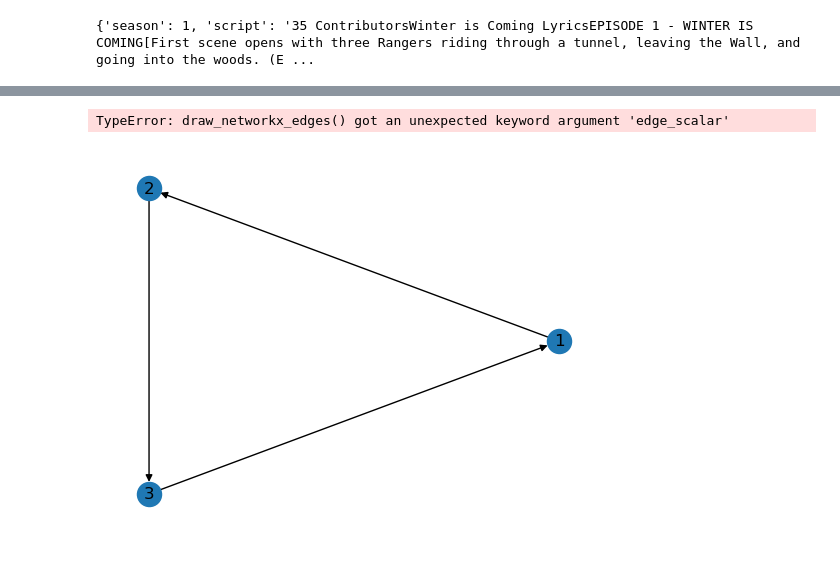
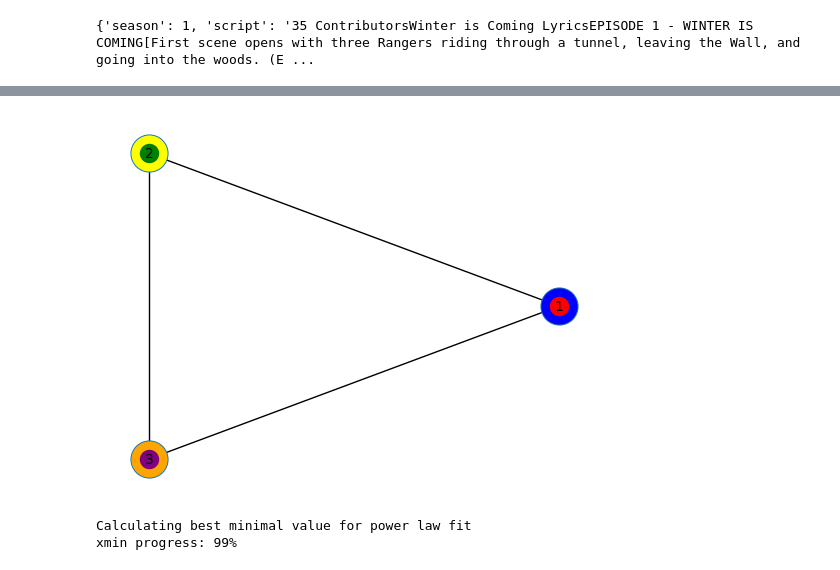
Before and after one commit to TorbjornBak/GOTSocialGraph, a Jupyter notebook: scripts/Data_pullCOPY.ipynb, the cells around one changed output, grey strips where cells are left out. Cells and saved outputs as stored; diff of their text form; code cells hidden in the pictures.

```diff
--- a/scripts/Data_pullCOPY.ipynb
+++ b/scripts/Data_pullCOPY.ipynb
@@ -379,39 +395,38 @@ plt.show()
-# %%
-import networkx as nx
-import matplotlib.pyplot as plt
-
-# Create a sample directed graph
-G = nx.DiGraph()
-G.add_edges_from([(1, 2, {'weight': 0.5}), (2, 3, {'weight': 2.0}), (3, 1, {'weight': 1.0})])
-
-# Extract edge weights
-edge_weights = [data['weight'] for _, _, data in G.edges(data=True)]
-
-# Scale factor for arrowhead size
-scale_factor = 2.0
-
-# Normalize edge weights to be used as arrowhead sizes
-arrowhead_sizes = [scale_factor * w / max(edge_weights) for w in edge_weights]
-
-# Create a figure and axis
-fig, ax = plt.subplots()
-
-# Draw the graph
-pos = nx.circular_layout(G)
-nx.draw(G, pos, with_labels=True, ax=ax)
-
-# Draw directed edges with arrowheads scaled based on weights
-edges = nx.draw_networkx_edges(G, pos, edge_color='black', width=edge_weights, ax=ax, edge_cmap=plt.cm.Blues, edge_vmin=min(edge_weights), edge_vmax=max(edge_weights), edge_scalar=arrowhead_sizes, connectionstyle="arc3,rad=0.1",arrows=True)
-
-# Customize arrowheads
-for edge, patch in zip(G.edges, edges):
-    edge_data = G.get_edge_data(*edge)
-    weight = edge_data['weight']
-    patch.set_edgecolor('black')  # Change arrowhead edge color
-    patch.set_linewidth(weight)  # Adjust arrowhead linewidth
-
-# Display the plot
-plt.show()
-# %% [output]
-TypeError: draw_networkx_edges() got an unexpected keyword argument 'edge_scalar'
-[figure, removed]
+# %%
+import networkx as nx
+import matplotlib.pyplot as plt
+
+# Create a sample graph
+G = nx.Graph()
+G.add_edges_from([(1, 2), (2, 3), (3, 1)])
+
+# Assign two colors to each node
+node_colors = {
+    1: ['red', 'blue'],
+    2: ['green', 'yellow'],
+    3: ['purple', 'orange']
+}
+
+# Create a figure and axis
+fig, ax = plt.subplots()
+
+# Draw the graph with two colors for each node
+pos = nx.circular_layout(G)
+nx.draw(G, pos, with_labels=True, ax=ax, node_size=700, font_size=10)
+
+# Draw nodes with two colors
+for node, colors in node_colors.items():
+    node_patch = nx.draw_networkx_nodes(G, pos, nodelist=[node], node_color=colors[0], node_size=400, linewidths=6)
+    node_patch.set_edgecolor(colors[1],)
+
+
+# Display the plot
+plt.show()
+# %% [output]
+[figure, added]
+# %%
+import powerlaw
+pwl = powerlaw.Fit(INdegree_sequence)
+# %% [output]
+Calculating best minimal value for power law fit
+xmin progress: 99%
```
Also changed, not shown: parts of 8 cells of this notebook.
